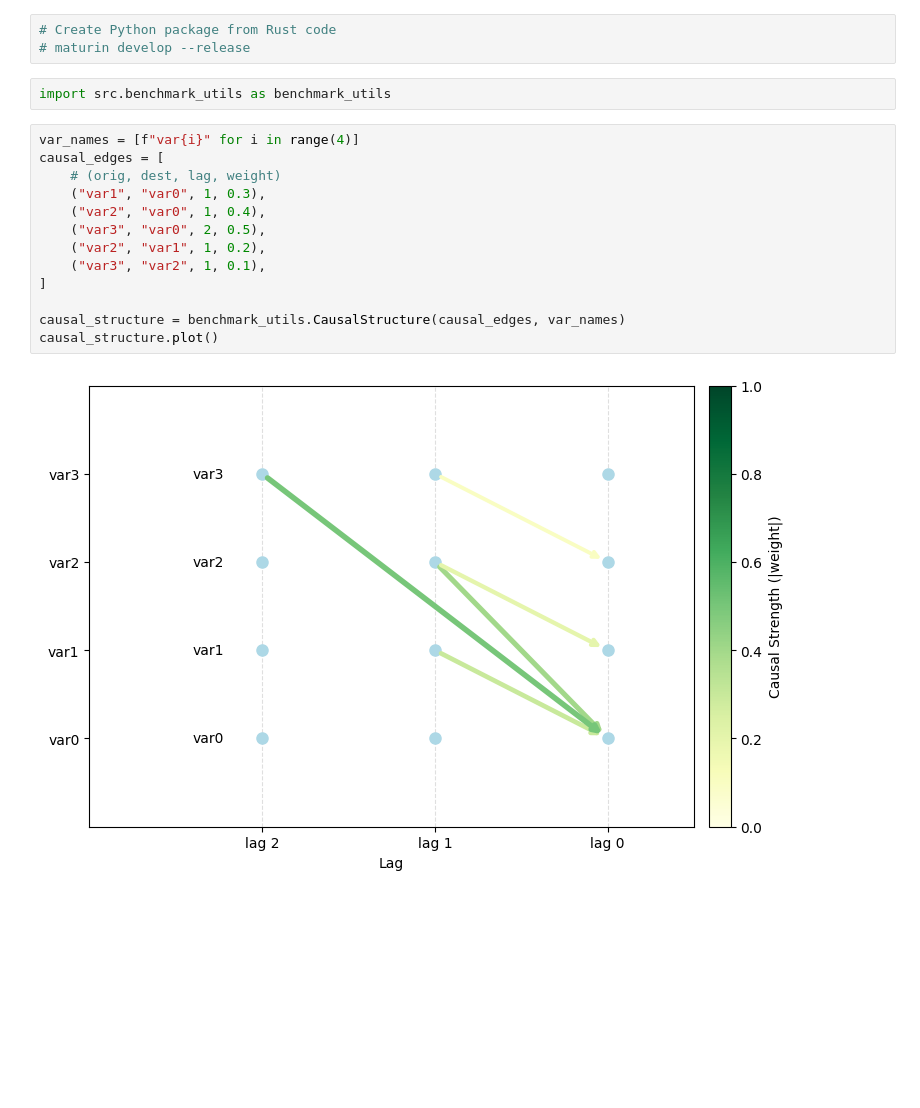
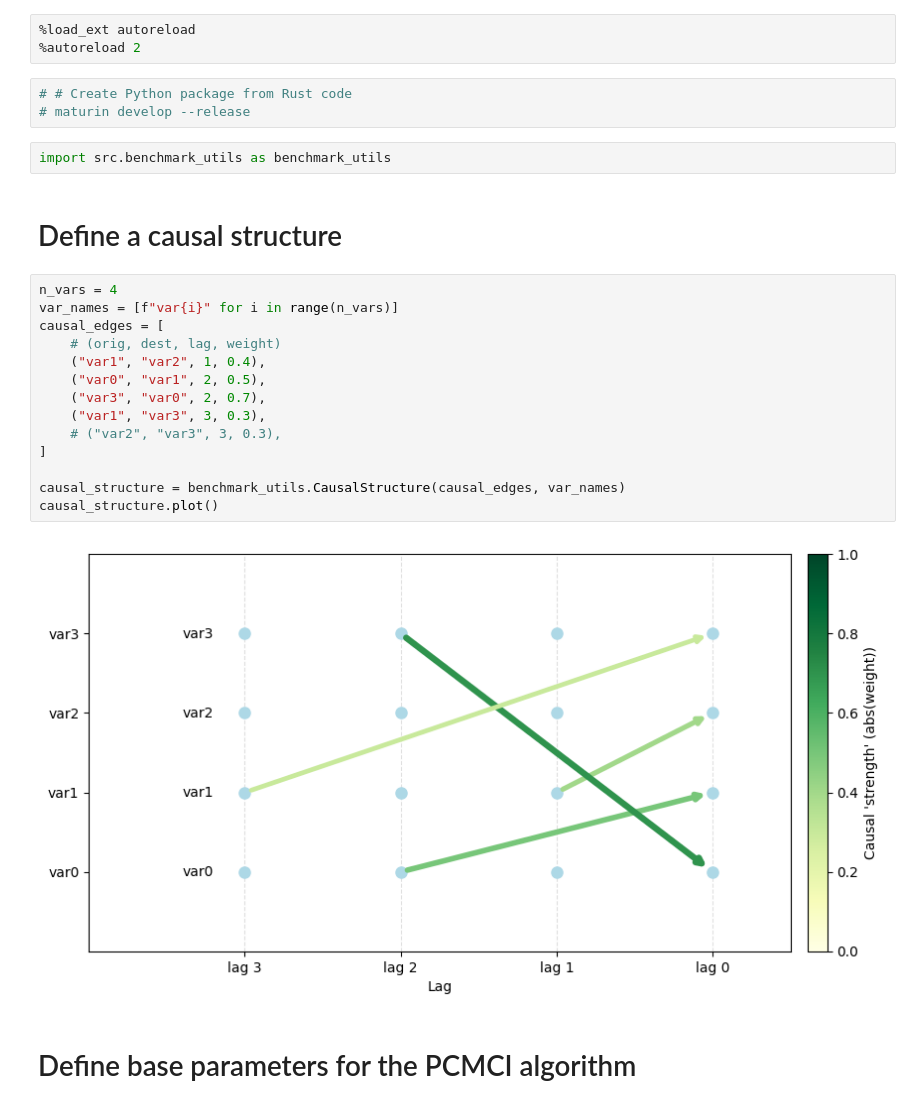
Before and after one commit to fmoraleda21/pcmci_rust, a Jupyter notebook: pcmcirustpy/notebooks/benchmark_synthetic.ipynb, the cells around one changed output. Cells and saved outputs as stored; diff of their text form; blank space fills up the shorter version.

Commit message:
Clean and structure notebooks

```diff
--- a/pcmcirustpy/notebooks/benchmark_synthetic.ipynb
+++ b/pcmcirustpy/notebooks/benchmark_synthetic.ipynb
@@ -1,20 +1,28 @@
+# %%
+%load_ext autoreload
+%autoreload 2
 # %%
-# Create Python package from Rust code
+# # Create Python package from Rust code
 # maturin develop --release
 # %%
 import src.benchmark_utils as benchmark_utils
+# %% [markdown]
+# Define a causal structure
 # %%
-var_names = [f"var{i}" for i in range(4)]
+n_vars = 4
+var_names = [f"var{i}" for i in range(n_vars)]
 causal_edges = [
     # (orig, dest, lag, weight)
-    ("var1", "var0", 1, 0.3),
-    ("var2", "var0", 1, 0.4),
-    ("var3", "var0", 2, 0.5),
-    ("var2", "var1", 1, 0.2),
-    ("var3", "var2", 1, 0.1),
+    ("var1", "var2", 1, 0.4),
+    ("var0", "var1", 2, 0.5),
+    ("var3", "var0", 2, 0.7),
+    ("var1", "var3", 3, 0.3),
+    # ("var2", "var3", 3, 0.3),
 ]
 
 causal_structure = benchmark_utils.CausalStructure(causal_edges, var_names)
 causal_structure.plot()
 # %% [output]
-[figure, old version]
+[figure, new version]
+# %% [markdown]
+# Define base parameters for the PCMCI algorithm
```
Also changed, not shown: parts of 15 cells of this notebook, 3 other files.
